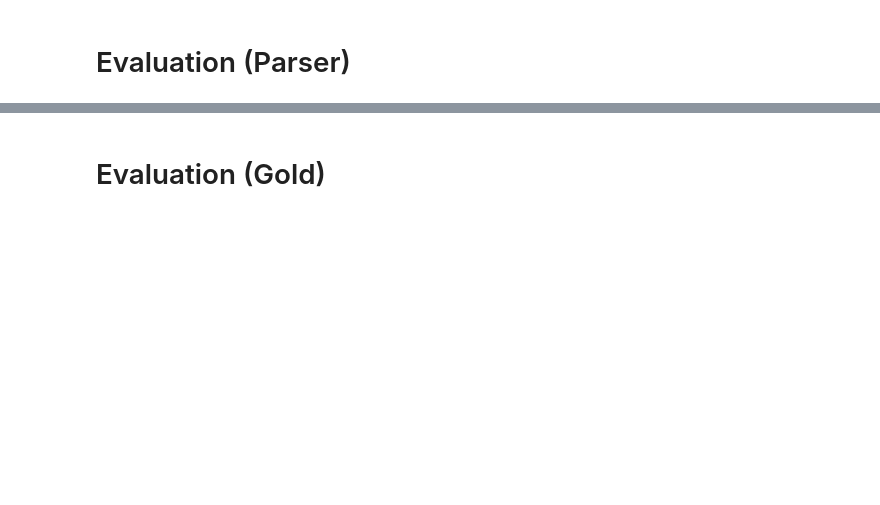
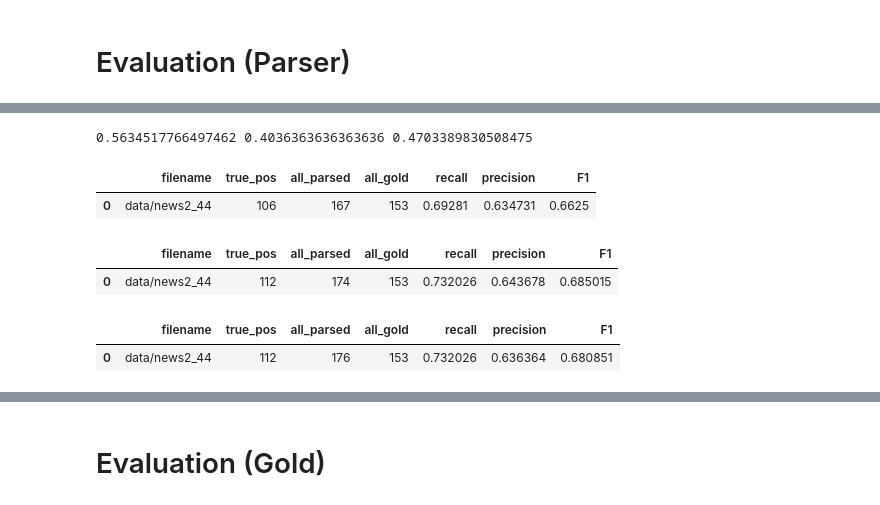
Before and after one commit to tchewik/isanlp_rst, a Jupyter notebook: src/maintenance/4.2_tree_building_bimpm_classifiers.ipynb, the cells around one changed output, grey strips where cells are left out. Cells and saved outputs as stored; diff of their text form; code cells hidden in the pictures; blank space fills up the shorter version.

```diff
--- a/src/maintenance/4.2_tree_building_bimpm_classifiers.ipynb
+++ b/src/maintenance/4.2_tree_building_bimpm_classifiers.ipynb
@@ -433,2 +612,25 @@ print(re, pr, f1)
+# %%
+tmp = results[results.filename.str.contains('ling')]
+re = tmp['true_pos'].sum() / tmp['all_gold'].sum()
+pr = tmp['true_pos'].sum() / tmp['all_parsed'].sum()
+f1 = 2 * pr * re / (pr+re)
+print(re, pr, f1)
+# %% [output]
+0.5634517766497462 0.4036363636363636 0.4703389830508475
+# %%
+results.sort_values('F1')  # eee th=.3
+# %% [output]
+|  | filename | true_pos | all_parsed | all_gold | recall | precision | F1 |
+| 0 | data/news2_44 | 106 | 167 | 153 | 0.69281 | 0.634731 | 0.6625 |
+# %%
+results.sort_values('F1')  # eee th=.2
+# %% [output]
+|  | filename | true_pos | all_parsed | all_gold | recall | precision | F1 |
+| 0 | data/news2_44 | 112 | 174 | 153 | 0.732026 | 0.643678 | 0.685015 |
+# %%
+results.sort_values('F1')  # eee th=.15
+# %% [output]
+|  | filename | true_pos | all_parsed | all_gold | recall | precision | F1 |
+| 0 | data/news2_44 | 112 | 176 | 153 | 0.732026 | 0.636364 | 0.680851 |
 # %%
 results['F1'].mean(), results['recall'].mean(), results['precision'].mean()
```
Also changed, not shown: parts of 32 cells of this notebook.
